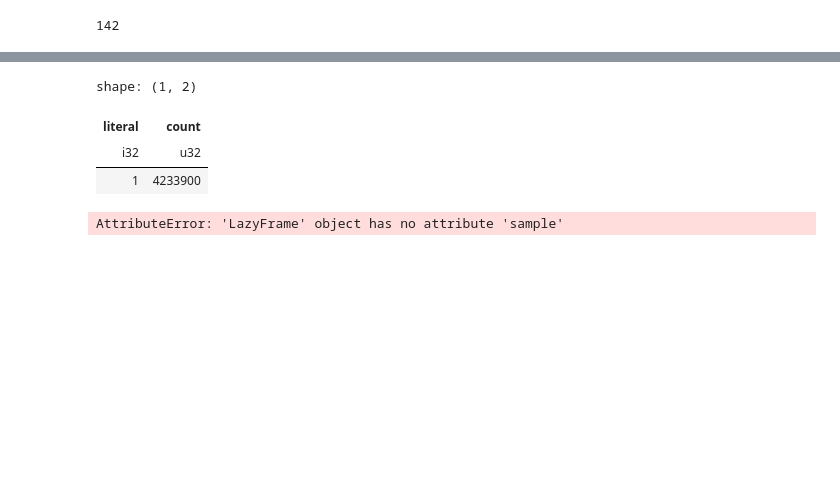
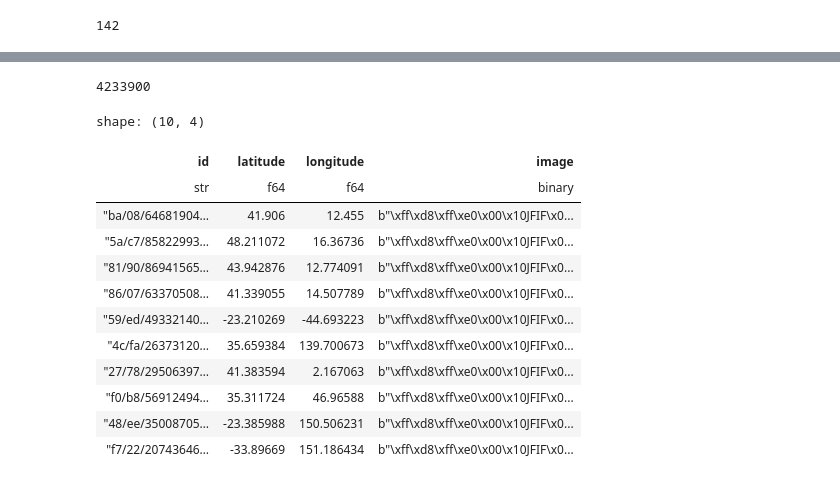
Before and after one commit to dKenez/locus-model, a Jupyter notebook: notebooks/dKenez-2.1-Data_from_parquet.ipynb, the cells around one changed output, grey strips where cells are left out. Drawn from its saved outputs; the diff is of its cells as text; code cells hidden in the pictures; blank space fills up the shorter version.

```diff
--- a/notebooks/dKenez-2.1-Data_from_parquet.ipynb
+++ b/notebooks/dKenez-2.1-Data_from_parquet.ipynb
@@ -17,6 +7,6 @@ print(p.DATA_DIR)
 # %% [output]
 /home/dkeni/Projects/Locus/locus-model/data
 # %%
-my_data = PROCESSED_DATA_DIR / "LDoGI"
+my_data = PROCESSED_DATA_DIR / "LDoGI/shards"
 my_data
 # %% [output]
@@ -40,13 +30,22 @@ df.schema=OrderedDict({'id': String, 'latitude': Float64, 'longitude': Float64,
 df.width=4
-# %%
-c = df.group_by(by=1).count().collect(streaming=True)
-c
-# %% [output]
-shape: (1, 2)
-| literal | count |
-| i32 | u32 |
-| 1 | 4233900 |
+# %%
+c = df.select(pl.len()).collect()["len"][0] # count
+c
+# %% [output]
+4233900
 # %%
-df.sample(1).collect()
+df.head(10).collect()
 # %% [output]
-AttributeError: 'LazyFrame' object has no attribute 'sample'
+shape: (10, 4)
+| id | latitude | longitude | image |
+| str | f64 | f64 | binary |
+| "ba/08/64681904… | 41.906 | 12.455 | b"\xff\xd8\xff\xe0\x00\x10JFIF\x0... |
+| "5a/c7/85822993… | 48.211072 | 16.36736 | b"\xff\xd8\xff\xe0\x00\x10JFIF\x0... |
+| "81/90/86941565… | 43.942876 | 12.774091 | b"\xff\xd8\xff\xe0\x00\x10JFIF\x0... |
+| "86/07/63370508… | 41.339055 | 14.507789 | b"\xff\xd8\xff\xe0\x00\x10JFIF\x0... |
+| "59/ed/49332140… | -23.210269 | -44.693223 | b"\xff\xd8\xff\xe0\x00\x10JFIF\x0... |
+| "4c/fa/26373120… | 35.659384 | 139.700673 | b"\xff\xd8\xff\xe0\x00\x10JFIF\x0... |
+| "27/78/29506397… | 41.383594 | 2.167063 | b"\xff\xd8\xff\xe0\x00\x10JFIF\x0... |
+| "f0/b8/56912494… | 35.311724 | 46.96588 | b"\xff\xd8\xff\xe0\x00\x10JFIF\x0... |
+| "48/ee/35008705… | -23.385988 | 150.506231 | b"\xff\xd8\xff\xe0\x00\x10JFIF\x0... |
+| "f7/22/20743646… | -33.89669 | 151.186434 | b"\xff\xd8\xff\xe0\x00\x10JFIF\x0... |
```
Also changed, not shown: parts of 4 cells of this notebook, 33 other files.
